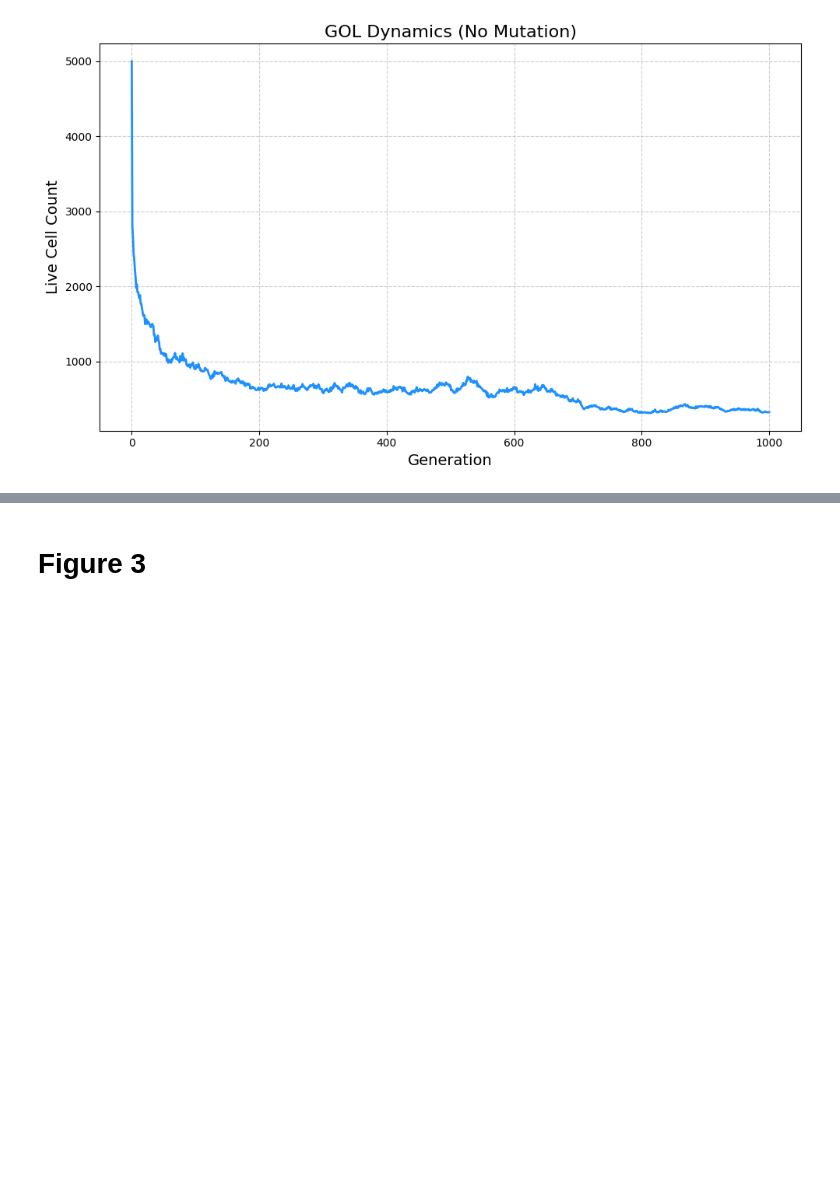
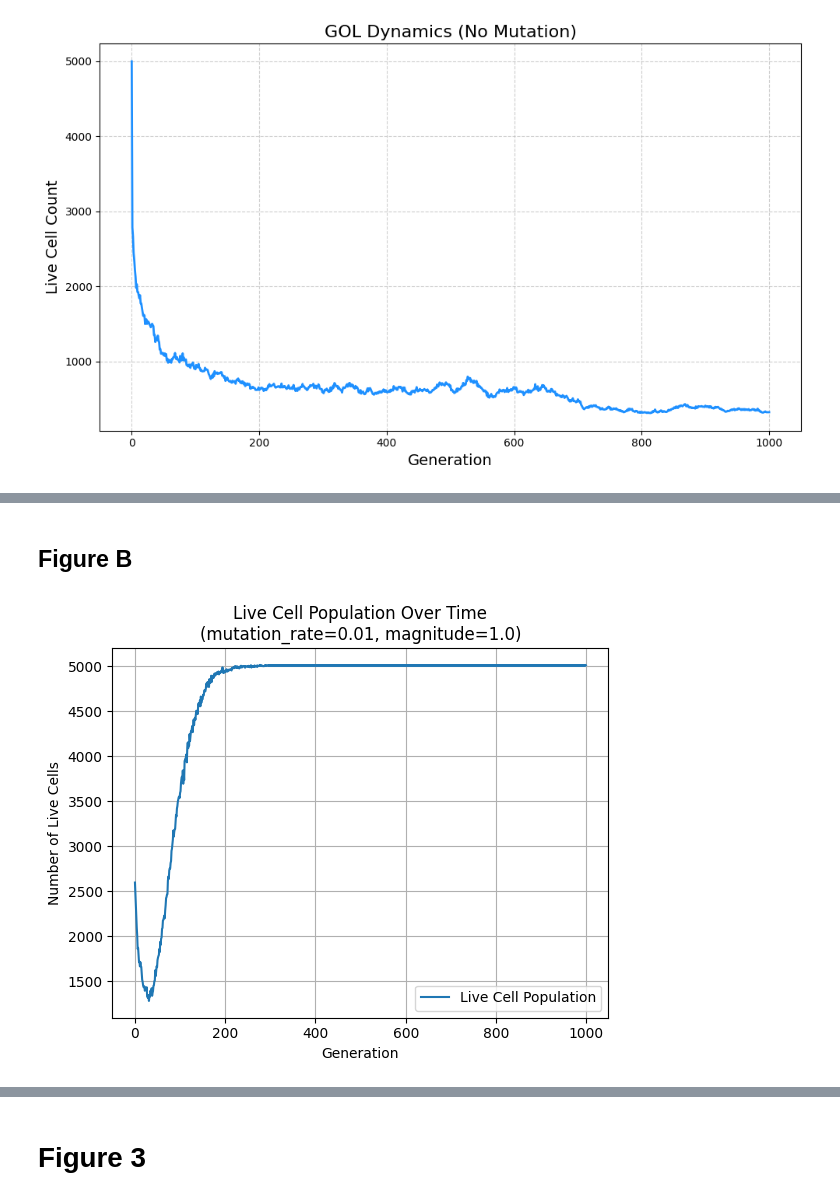
Before and after one commit to arpi5191/Modeling-Somatic-Evolution-A-Cellular-Automata-Approach-Inspired-by-Conway-s-Game-of-Life, a Jupyter notebook: GoL.ipynb, the cells around one changed output, grey strips where cells are left out. Saved outputs shown, nothing was run; the diff lists cells and outputs as text; code cells hidden in the pictures; blank space fills up the shorter version.

```diff
--- a/GoL.ipynb
+++ b/GoL.ipynb
@@ -190,0 +197,30 @@ Run 66/66 → Rate: 1.0, Magnitude: 10
+# %% [markdown]
+## Figure B
+# %%
+# Import packages
+from mutation_functions import play_game_of_life_with_mutation
+from io_utils import read_board_from_file
+import matplotlib.pyplot as plt
+import numpy as np
+
+# Initialize board
+initial_board = read_board_from_file("boards/random.csv")
+
+# Initialize mutation rate and magnitude
+rate=0.01
+mag=1.0
+
+# Run the simulation
+gen, population, final_board = play_game_of_life_with_mutation(initial_board, num_gens=1000, mutation_rate=rate, mutation_magnitude=mag)
+
+# Plot the graph
+plt.plot(range(gen), population[:gen], label='Live Cell Population')
+plt.xlabel('Generation')
+plt.ylabel('Number of Live Cells')
+plt.title('Live Cell Population Over Time\n(mutation_rate=0.01, magnitude=1.0)')
+plt.grid(True)
+plt.legend()
+plt.savefig("output/mutation_vs_steady_state_rate_0.01_mag_1.0.png")
+plt.show()
+# %% [output]
+[figure, added]
```
Also changed, not shown: parts of 9 cells of this notebook, 1 other file.
